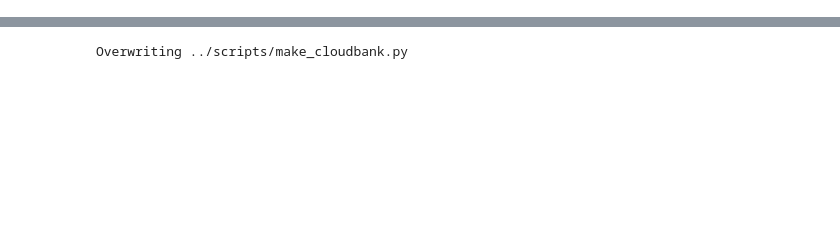
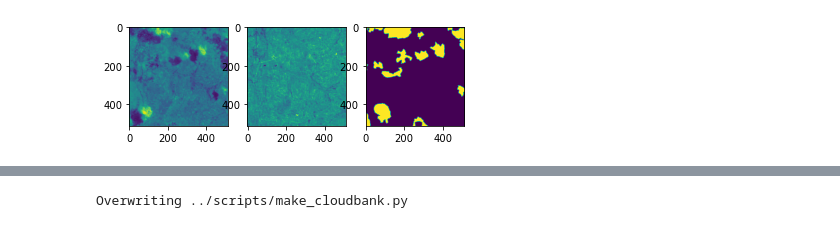
Before and after one commit to georgestein/cloud-segmentation, a Jupyter notebook: notebooks/make_cloudbank.ipynb, the cells around one changed output, grey strips where cells are left out. Cells and saved outputs as stored; diff of their text form; code cells hidden in the pictures; blank space fills up the shorter version.

Commit message:
Added working CloudMix augmentation, and cloud extraction

```diff
--- a/notebooks/make_cloudbank.ipynb
+++ b/notebooks/make_cloudbank.ipynb
@@ -7,0 +322,83 @@ os.environ['OPENBLAS_NUM_THREADS'] = '1'
+# %%
+from scipy.ndimage import gaussian_filter
+
+def get_array(filepath):
+    """Put images in xarray.DataArray format"""
+    im_arr = np.array(Image.open(filepath))
+    return im_arr
+
+val_frac = 0.25
+batch_size = 4096
+max_epochs = 10
+lrning_rate = 5e-2
+
+DATA_DIR = Path.cwd().parent.resolve() / "data/"
+DATA_DIR_CLOUDLESS_MOST_SIMILAR = DATA_DIR / 'cloudless_most_similar/'
+
+TRAIN_FEATURES = DATA_DIR / "train_features/"
+TRAIN_LABELS = DATA_DIR / "train_labels/"
+
+bands_use = ['B02', 'B03', 'B04', 'B08']
+
+chip_ids = ['adwp']#, 'adwu', 'adwz']
+# chip_ids = ['afej', 'afyo', 'afys']
+# chip_ids = ['afyo']
+chip_ids = ['aejp']
+for chip_id in chip_ids:
+
+    cloudy_image = np.zeros((512, 512, len(bands_use)), dtype=np.float32)
+    cloudless_image = np.zeros((512, 512, len(bands_use)), dtype=np.float32)
+    for iband, band in enumerate(bands_use):
+        cloudy_image[..., iband] = get_array(TRAIN_FEATURES / f"{chip_id}/{band}.tif")
+        cloudless_image[..., iband] = get_array(DATA_DIR_CLOUDLESS_MOST_SIMILAR / f"{chip_id}/{band}.tif")
+
+    cloud_label = get_array(TRAIN_LABELS / f"{chip_id}.tif")
+    #smooth label
+#     cloud_label = gaussian_filter(cloud_label.astype(np.float32), sigma=20)
+#     cloud_label = ((cloud_label > 0.05)*1).astype(np.uint8)
+
+    if np.mean(cloud_label) > 0.9:
+        continue
+    fig, ax = plt.subplots(1,3)
+    ax[0].imshow(cloudy_image[..., -1])
+    ax[1].imshow(cloudless_image[..., -1])
+    ax[2].imshow(cloud_label)
+
+    x = cloudless_image.reshape(-1, cloudy_image.shape[-1])
+    y = cloudy_image.reshape(-1, cloudy_image.shape[-1])
+    dm = cloud_label.reshape(-1)
+
+    x_train = torch.tensor(x[dm==0])
+    y_train = torch.tensor(y[dm==0])
+
+
+    # x = torch.unsqueeze(torch.linspace(-1, 1, nsamples), dim=1)  # x data (tensor), shape=(100, 1)
+    # y = x + 0.2*torch.rand(x.size())                 # noisy y data (tensor), shape=(100, 1)
+    # # y = x.pow(2) + 0.2*torch.rand(x.size())                 # noisy y data (tensor), shape=(100, 1)
+
+    model = LitMLP(x_train, y_train, batch_size=batch_size, val_frac=val_frac, learning_rate=learning_rate)
+    # datamodule = MLPDataModule(x, y, val_frac=val_frac, batch_size=batch_size)
+
+    # pl.seed_everything(13579)
+
+    early_stop_callback = EarlyStopping(monitor="val_loss", min_delta=0.00, patience=10, verbose=False, mode="min")
+    trainer = pl.Trainer(max_epochs=max_epochs, callbacks=[early_stop_callback])
+    trainer.fit(model)
+
+    # model(x)
+    x = torch.tensor(x)
+    ypred = model(x).detach().numpy().reshape(512, 512, -1)
+
+    def true_color(image_array):
+        r = true_color_band(image_array[..., 2])
+        g = true_color_band(image_array[..., 1])
+        b = true_color_band(image_array[..., 0])
+
+        return np.stack([r,g,b], axis=-1).astype(np.uint8)
+
+    fig, ax = plt.subplots(1,4, figsize=(16,4))
+    ax[0].imshow(true_color(cloudy_image))
+    ax[1].imshow(true_color(cloudless_image))
+    ax[2].imshow(true_color(ypred))
+    ax[3].imshow(cloud_label)
+# %% [output]
@@ -7,0 +420 @@ os.environ['OPENBLAS_NUM_THREADS'] = '1'
+[figure, added]
```
Also changed, not shown: parts of 10 cells of this notebook, 10 other files.
